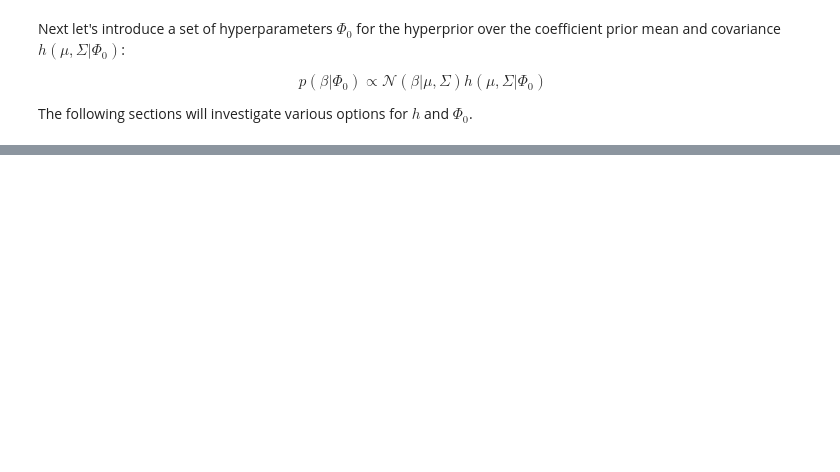
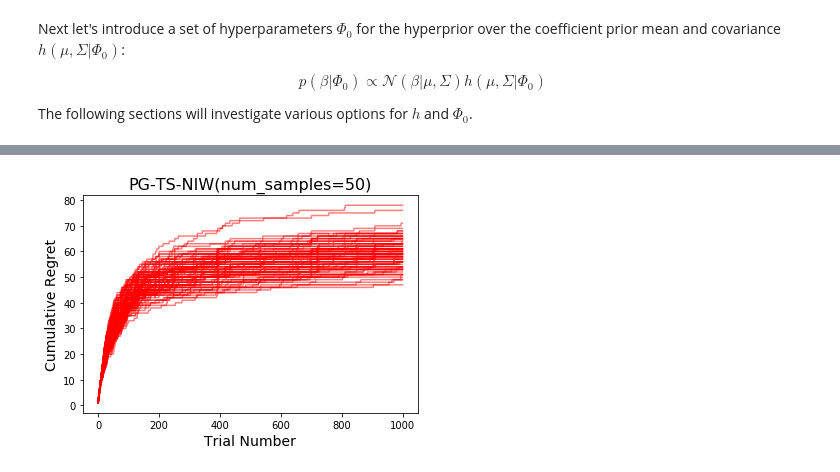
Before and after one commit to banditry/banditry, a Jupyter notebook: notebooks/pg-ts-extensions.ipynb, the cells around one changed output, grey strips where cells are left out. Drawn from its saved outputs; the diff is of its cells as text; code cells hidden in the pictures; blank space fills up the shorter version.

```diff
--- a/notebooks/pg-ts-extensions.ipynb
+++ b/notebooks/pg-ts-extensions.ipynb
@@ -98,0 +219,25 @@ This model is still semi-conjugate, so we can build an efficient Gibbs sampler t
+# %%
+if not contains_all('data', 'niw_50_rewards.pkl', 'niw_50_optimal_rewards.pkl'):
+    factory1.reset()
+    model = LogisticRegressionNIW(num_samples=50, **niw_hyperparams)
+    experiment = Experiment(factory1, model, logging_frequency=500)
+    niw_50_rewards, niw_50_optimal_rewards = experiment.run(num_replications=100)
+
+    # Save NIW results.
+    with open('data/niw_50_rewards.pkl', 'wb') as f:
+        pickle.dump(niw_50_rewards, f)
+
+    with open('data/niw_50_optimal_rewards.pkl', 'wb') as f:
+        pickle.dump(niw_50_optimal_rewards, f)
+else:
+    # Load results from NIW experiments.
+    with open('data/niw_50_rewards.pkl', 'rb') as f:
+        niw_50_rewards = pickle.load(f)
+
+    with open('data/niw_50_optimal_rewards.pkl', 'rb') as f:
+        niw_50_optimal_rewards = pickle.load(f)
+# %%
+plot_cum_regret(niw_50_rewards, niw_50_optimal_rewards,
+                title='PG-TS-NIW(num_samples=50)');
+# %% [output]
+[figure, added]
```
Also changed, not shown: parts of 27 cells of this notebook.
